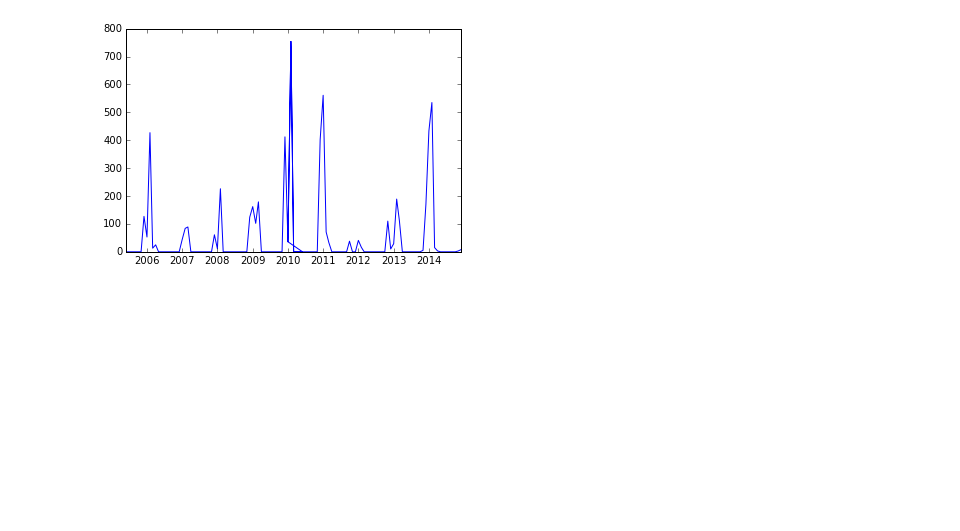
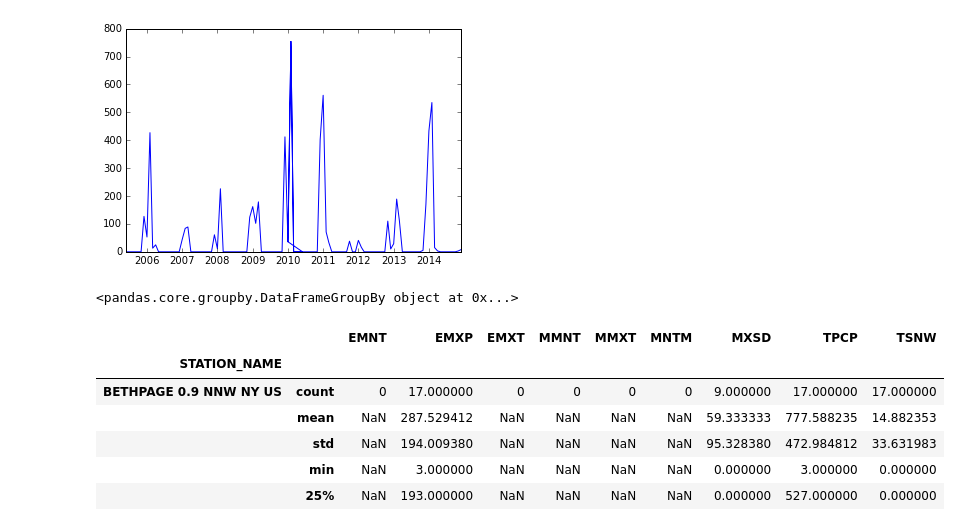
Before and after one commit to GCDigitalFellows/gcdrb_sessions, a Jupyter notebook: science.ipynb, the cells around one changed output. Saved outputs shown, nothing was run; the diff lists cells and outputs as text; code cells hidden in the pictures; blank space fills up the shorter version.

```diff
--- a/science.ipynb
+++ b/science.ipynb
@@ -238,6 +238,20 @@ ax.plot_date(jfk['DATE'], jfk['TSNW'],'-')
 # %% [output]
 [<matplotlib.lines.Line2D at 0x...>]
 [figure]
+# %%
+weather.groupby('STATION_NAME')
+# %% [output]
+<pandas.core.groupby.DataFrameGroupBy object at 0x...>
+# %%
+weather.groupby(['STATION_NAME']).describe().head()
+# %% [output]
+|  |  | EMNT | EMXP | EMXT | MMNT | MMXT | MNTM | MXSD | TPCP | TSNW |
+| STATION_NAME |  |  |  |  |  |  |  |  |  |  |
+| BETHPAGE 0.9 NNW NY US | count | 0 | 17.000000 | 0 | 0 | 0 | 0 | 9.000000 | 17.000000 | 17.000000 |
+|  | mean | NaN | 287.529412 | NaN | NaN | NaN | NaN | 59.333333 | 777.588235 | 14.882353 |
+|  | std | NaN | 194.009380 | NaN | NaN | NaN | NaN | 95.328380 | 472.984812 | 33.631983 |
+|  | min | NaN | 3.000000 | NaN | NaN | NaN | NaN | 0.000000 | 3.000000 | 0.000000 |
+|  | 25% | NaN | 193.000000 | NaN | NaN | NaN | NaN | 0.000000 | 527.000000 | 0.000000 |
 # %%
 weather['MONTH'] = weather['DATE'].map(lambda x: x.month)
 # %%
```
Also changed, not shown: parts of 5 cells of this notebook.
